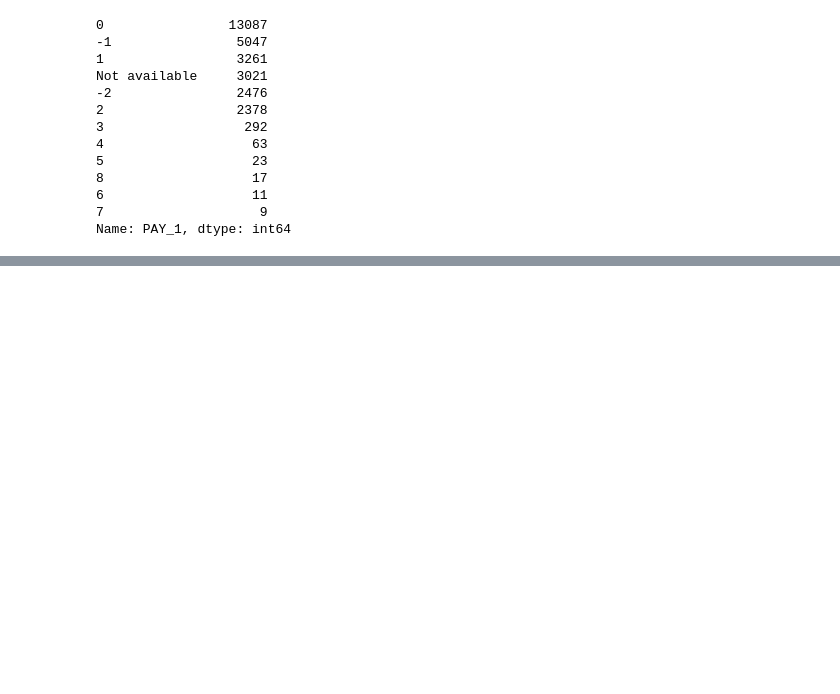
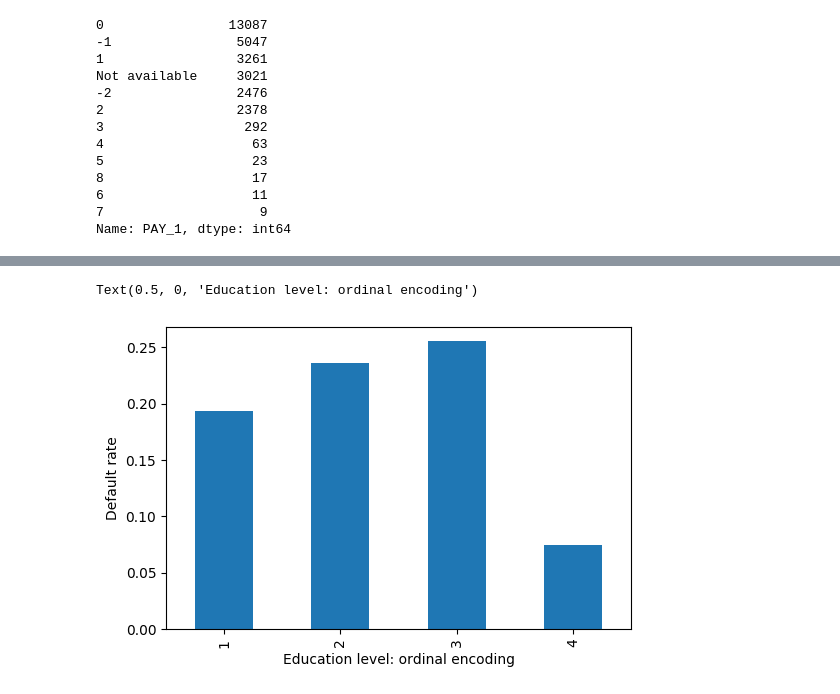
Before and after one commit to rezacharek/DataScienceProjects, a Jupyter notebook: DataExploration/study.ipynb, the cells around one changed output, grey strips where cells are left out. Saved outputs shown, nothing was run; the diff lists cells and outputs as text; code cells hidden in the pictures; blank space fills up the shorter version.

```diff
--- a/DataExploration/study.ipynb
+++ b/DataExploration/study.ipynb
@@ -170,0 +206,11 @@ df['PAY_1'] = df['PAY_1'].astype('int64')
+# %%
+df['EDUCATION'].replace(to_replace=[0,5,6], value=4, inplace=True)
+# %%
+df['MARRIAGE'].replace(to_replace=0, value=3, inplace=True)
+# %%
+df.groupby('EDUCATION').agg({'default payment next month':'mean'}).plot.bar(legend=False)
+plt.ylabel('Default rate')
+plt.xlabel('Education level: ordinal encoding')
+# %% [output]
+Text(0.5, 0, 'Education level: ordinal encoding')
+[figure, added]
```
Also changed, not shown: parts of 4 cells of this notebook.
